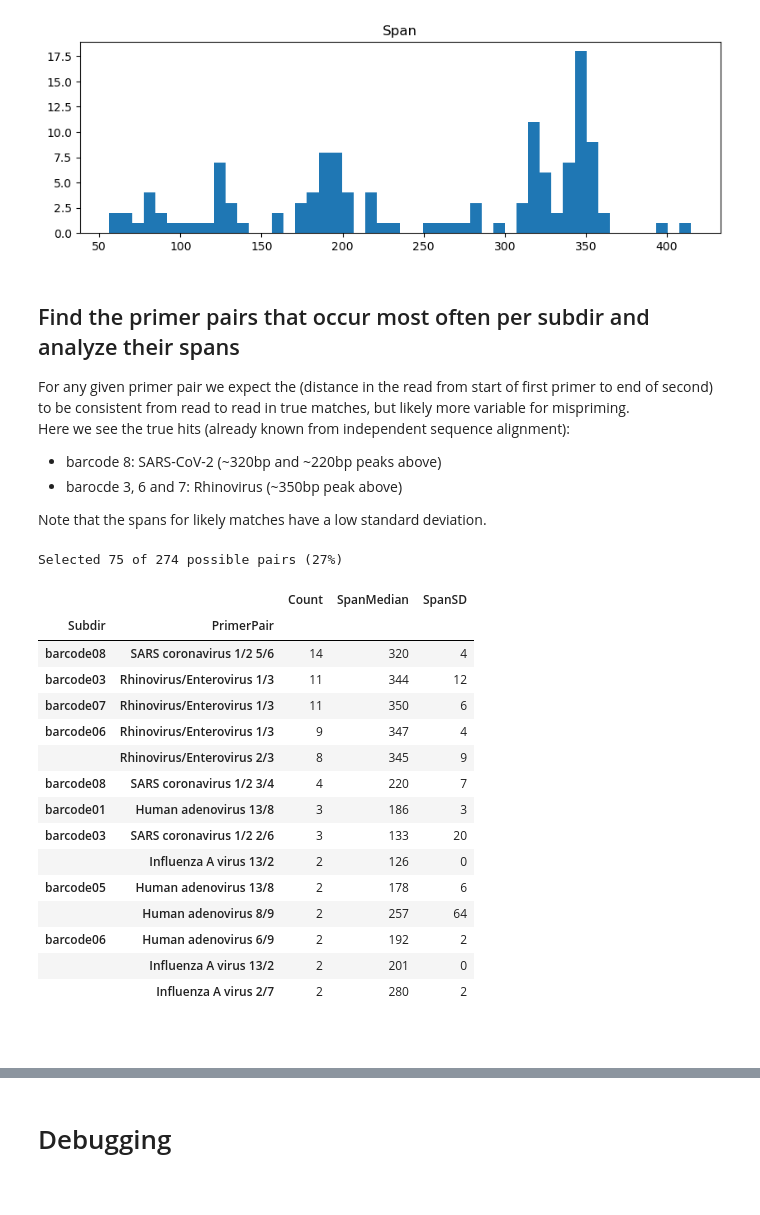
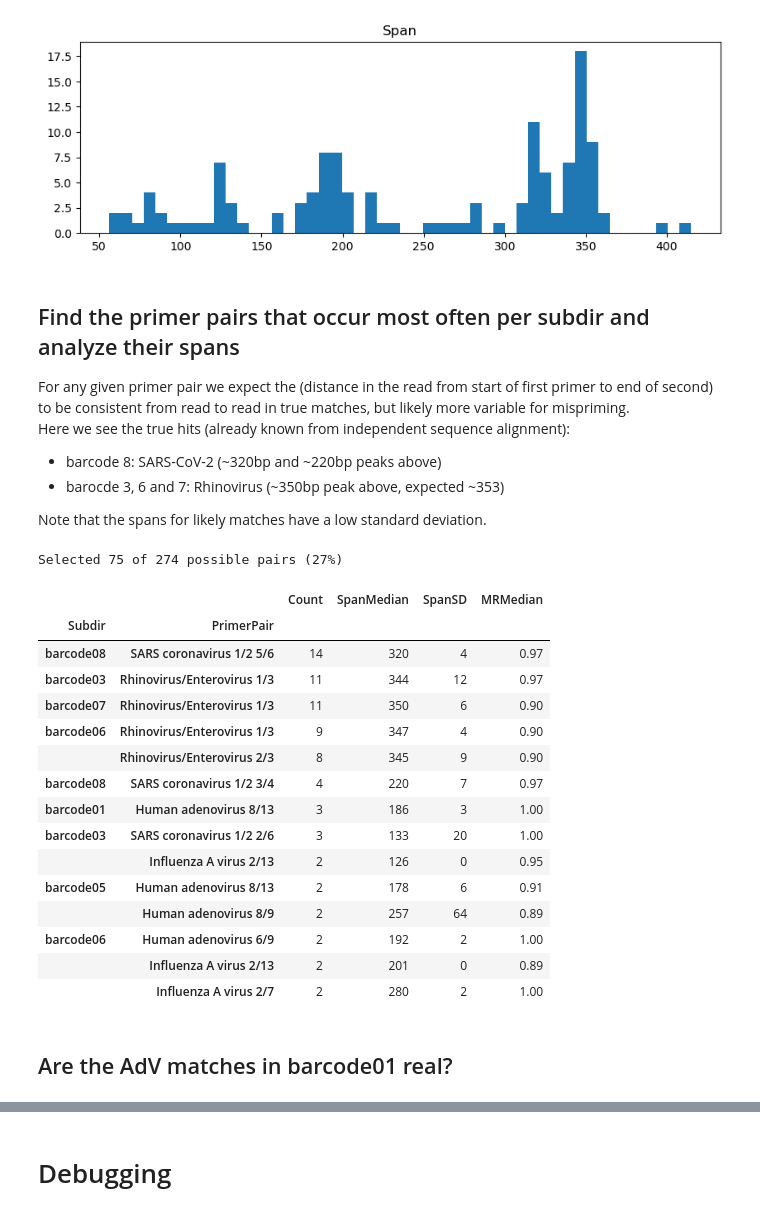
Before and after one commit to RByers/RespiCov-analyze, a Jupyter notebook: RCMatchPrimers.ipynb, the cells around one changed output, grey strips where cells are left out. Drawn from its saved outputs; the diff is of its cells as text; code cells hidden in the pictures.

```diff
--- a/RCMatchPrimers.ipynb
+++ b/RCMatchPrimers.ipynb
@@ -256,9 +256,13 @@ Most hits exactly match a primer, but small numbers of mismatches are not uncomm
 In earlier testing, match scores of around 60% and lower were extremely common, purely by chance.
 # %%
 mrs = []
+perfect = 0
 for (subdir, record, hits) in getAllPrimerMatches():
     for hit in hits:
         mrs.append(hit.mr)
+        if hit.mr == 1.0:
+            perfect += 1
 
-pd.DataFrame({'Score': mrs}).hist(figsize=(8,3), bins=5, grid=False);
+print("%d of %d (%d%%) of primer hits are a perfect match" % (perfect, len(mrs), 100*perfect/len(mrs)))
+pd.DataFrame({'Score': mrs}).hist(figsize=(8,3), bins=10, grid=False);
 # %% [output]
@@ -434,8 +439,12 @@ query             0 GGCATGTAAAATGAAGGAGGAGG  23
 # %% [markdown]
 # Find possible primer pairs
 # %%
-def getPrimerPairs():
-    for (subdir, read, hits) in getAllPrimerMatches():
+def getPrimerPairs(subdir=None):
+    if subdir:
+        gen = ((subdir, read, hits) for (read, hits) in getPrimerMatches(subdir))
+    else:
+        gen = getAllPrimerMatches()
+    for (subdir, read, hits) in gen:
         for hit1 in hits:
             if not hit1.rev:
                 desc = hit1.primer.description[:hit1.primer.description.rindex(' ')]
@@ -443,12 +452,16 @@ def getPrimerPairs():
                     if hit2.rev and hit1.primer.baseName == hit2.primer.baseName \
                             and hit1.primer.description != hit2.primer.description:
                         span = hit2.start - hit1.end - 1 if hit2.start > hit1.start else hit1.start - hit2.end - 1
-                        yield (subdir, read, hit1, hit2, span)
+                        (p1,p2) = (hit1.primer.description, hit2.primer.description)
+                        if len(p1) > len(p2) or (len(p1) == len(p2) and p1 > p2):
+                            (p1,p2) = (p2,p1)
+                        pairname = p1 + "/" + p2[p2.rindex(" ")+1:]
+                        yield (subdir, read, hit1, hit2, span, pairname)
 # %% [markdown]
 ## What's the distribution of spans between possible primer pairs
 # %%
 spans = []
-for (subdir, read, hit1, hit2, span) in getPrimerPairs():
+for (subdir, read, hit1, hit2, span, pairname) in getPrimerPairs():
     spans.append(span)
 
 df = pd.DataFrame({'Span': spans})
@@ -462,62 +475,60 @@ df[df["Span"]>50].hist(bins=50, grid=False, figsize=(10,3));
 For any given primer pair we expect the (distance in the read from start of first primer to end of second) to be consistent from read to read in true matches, but likely more variable for mispriming.
 Here we see the true hits (already known from independent sequence alignment):
  * barcode 8: SARS-CoV-2  (~320bp and ~220bp peaks above)
- * barocde 3, 6 and 7: Rhinovirus (~350bp peak above)
+ * barocde 3, 6 and 7: Rhinovirus (~350bp peak above, expected ~353)
 
 Note that the spans for likely matches have a low standard deviation.
 # %%
 from collections import defaultdict
 import statistics
 
-perSubdirPrimer = defaultdict(lambda:{"count":0, "spans":[]})
+perSubdirPrimer = defaultdict(lambda:{"count":0, "spans":[], "mrs":[]})
 totalPairs = 0
 likelyPairs = 0
 
-for (subdir, read, hit1, hit2, span) in getPrimerPairs():
+for (subdir, read, hit1, hit2, span, pairname) in getPrimerPairs():
     totalPairs += 1
     if (span > 50):
-        (p1,p2) = (hit1.primer.description, hit2.primer.description)
-        if p1 > p2:
-            (p1,p2) = (p2,p1)
-        pairname = p1 + "/" + p2[p2.rindex(" ")+1:]
         row = perSubdirPrimer[(subdir, pairname)]
-        row["count"] += 1
         row["spans"].append(span)
+        row["mrs"].append(hit1.mr)
+        row["mrs"].append(hit2.mr)
 
-table = {"Subdir":[], "PrimerPair":[], "Count":[], "SpanMedian":[], "SpanSD":[]}
+table = {"Subdir":[], "PrimerPair":[], "Count":[], "SpanMedian":[], "SpanSD":[], "MRMedian":[]}
 for ((subdir, primerpair),row) in perSubdirPrimer.items():
-    count = row["count"]
+    count = len(row["spans"])
     if count > 1:
         likelyPairs += count
         table["Subdir"].append(subdir)
         table["PrimerPair"].append(primerpair)
         table["Count"].append(count)
         spans = row["spans"]
         table["SpanMedian"].append(round(statistics.median(spans)))
         table["SpanSD"].append(round(statistics.pstdev(spans)))
+        table["MRMedian"].append(round(statistics.median(row["mrs"]), ndigits=2))
 
 print("Selected %d of %d possible pairs (%d%%)" % (likelyPairs, totalPairs, int(100*likelyPairs/totalPairs)))
 df = pd.DataFrame(data=table)
 df.set_index(["Subdir","PrimerPair"], inplace=True)
 df.sort_values("Count", ascending=False, inplace=True)
 df
 # %% [output]
 Selected 75 of 274 possible pairs (27%)
-|  |  | Count | SpanMedian | SpanSD |
-| Subdir | PrimerPair |  |  |  |
-| barcode08 | SARS coronavirus 1/2 5/6 | 14 | 320 | 4 |
-| barcode03 | Rhinovirus/Enterovirus 1/3 | 11 | 344 | 12 |
-| barcode07 | Rhinovirus/Enterovirus 1/3 | 11 | 350 | 6 |
-| barcode06 | Rhinovirus/Enterovirus 1/3 | 9 | 347 | 4 |
-|  | Rhinovirus/Enterovirus 2/3 | 8 | 345 | 9 |
-| barcode08 | SARS coronavirus 1/2 3/4 | 4 | 220 | 7 |
-| barcode01 | Human adenovirus 13/8 | 3 | 186 | 3 |
-| barcode03 | SARS coronavirus 1/2 2/6 | 3 | 133 | 20 |
-|  | Influenza A virus 13/2 | 2 | 126 | 0 |
-| barcode05 | Human adenovirus 13/8 | 2 | 178 | 6 |
-|  | Human adenovirus 8/9 | 2 | 257 | 64 |
-| barcode06 | Human adenovirus 6/9 | 2 | 192 | 2 |
-|  | Influenza A virus 13/2 | 2 | 201 | 0 |
-|  | Influenza A virus 2/7 | 2 | 280 | 2 |
+|  |  | Count | SpanMedian | SpanSD | MRMedian |
+| Subdir | PrimerPair |  |  |  |  |
+| barcode08 | SARS coronavirus 1/2 5/6 | 14 | 320 | 4 | 0.97 |
+| barcode03 | Rhinovirus/Enterovirus 1/3 | 11 | 344 | 12 | 0.97 |
+| barcode07 | Rhinovirus/Enterovirus 1/3 | 11 | 350 | 6 | 0.90 |
+| barcode06 | Rhinovirus/Enterovirus 1/3 | 9 | 347 | 4 | 0.90 |
+|  | Rhinovirus/Enterovirus 2/3 | 8 | 345 | 9 | 0.90 |
+| barcode08 | SARS coronavirus 1/2 3/4 | 4 | 220 | 7 | 0.97 |
+| barcode01 | Human adenovirus 8/13 | 3 | 186 | 3 | 1.00 |
+| barcode03 | SARS coronavirus 1/2 2/6 | 3 | 133 | 20 | 1.00 |
+|  | Influenza A virus 2/13 | 2 | 126 | 0 | 0.95 |
+| barcode05 | Human adenovirus 8/13 | 2 | 178 | 6 | 0.91 |
+|  | Human adenovirus 8/9 | 2 | 257 | 64 | 0.89 |
+| barcode06 | Human adenovirus 6/9 | 2 | 192 | 2 | 1.00 |
+|  | Influenza A virus 2/13 | 2 | 201 | 0 | 0.89 |
+|  | Influenza A virus 2/7 | 2 | 280 | 2 | 1.00 |
 # %% [markdown]
-##
+## Are the AdV matches in barcode01 real?
```
Also changed, not shown: parts of 3 cells of this notebook.
